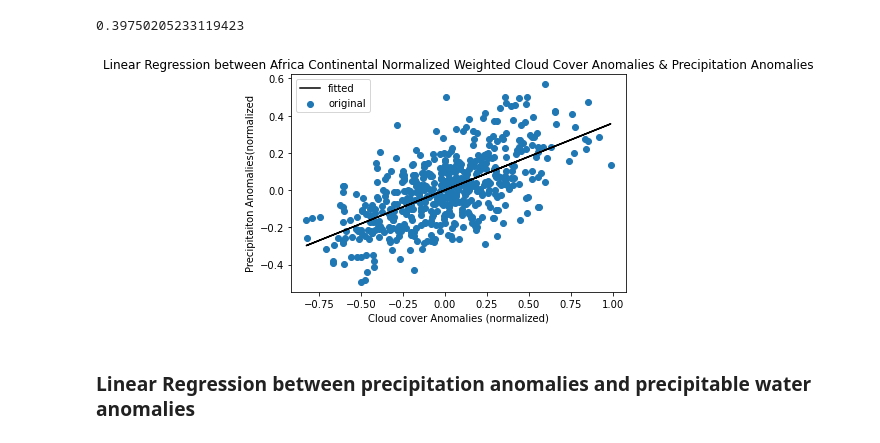
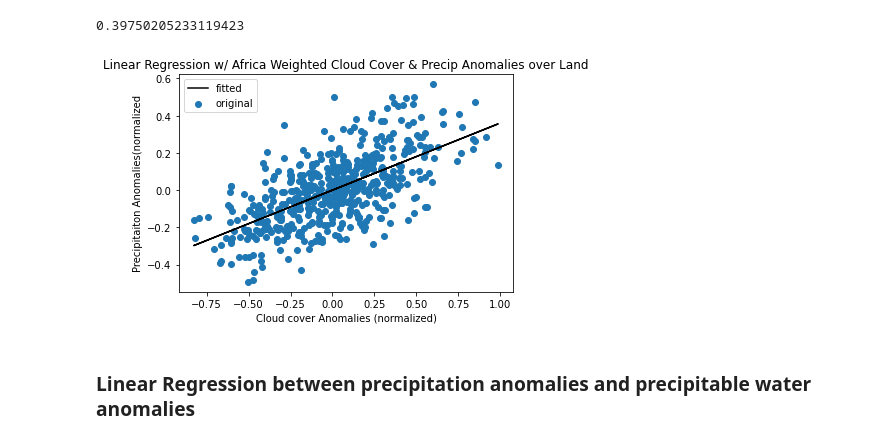
Before and after one commit to areed29/CLIM680_project, a Jupyter notebook: Regression_Analysis_AMO_precip.ipynb, the cells around one changed output. Drawn from its saved outputs; the diff is of its cells as text; code cells hidden in the pictures.

Commit message:
Fixing some titles

```diff
--- a/Regression_Analysis_AMO_precip.ipynb
+++ b/Regression_Analysis_AMO_precip.ipynb
@@ -193,13 +193,13 @@ r_sq
 # %%
 plt.scatter(tcc_weighted, tp_weighted)
 plt.plot(tcc_weighted, intercept + slope*tcc_weighted, 'k')
 plt.legend(['fitted','original'])
 plt.xlabel('Cloud cover Anomalies (normalized)')
 plt.ylabel('Precipitaiton Anomalies(normalized')
-plt.title('Linear Regression between Africa Continental Normalized Weighted Cloud Cover Anomalies & Precipitation Anomalies')
+plt.title('Linear Regression w/ Africa Weighted Cloud Cover & Precip Anomalies over Land')
 plt.savefig('/homes/areed29/CLIM680_Fall2021/final_project/figures/regression_clouds_precip')
 # %% [output]
-[figure, old version]
+[figure, new version]
 # %% [markdown]
 ### Linear Regression between precipitation anomalies and precipitable water anomalies
 # %%
```
Also changed, not shown: parts of 5 cells of this notebook, 6 other files.
